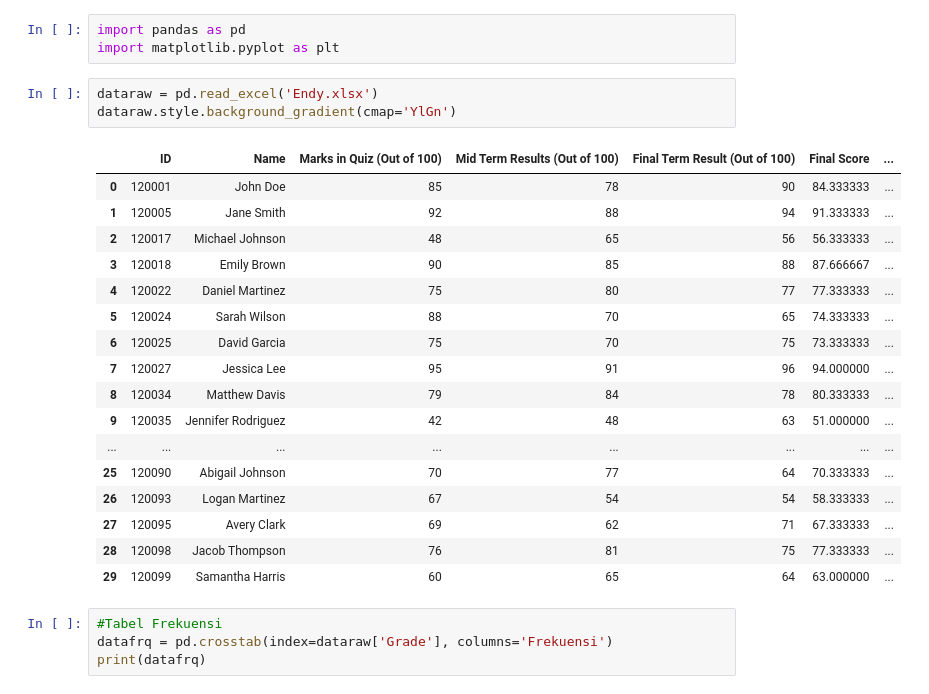
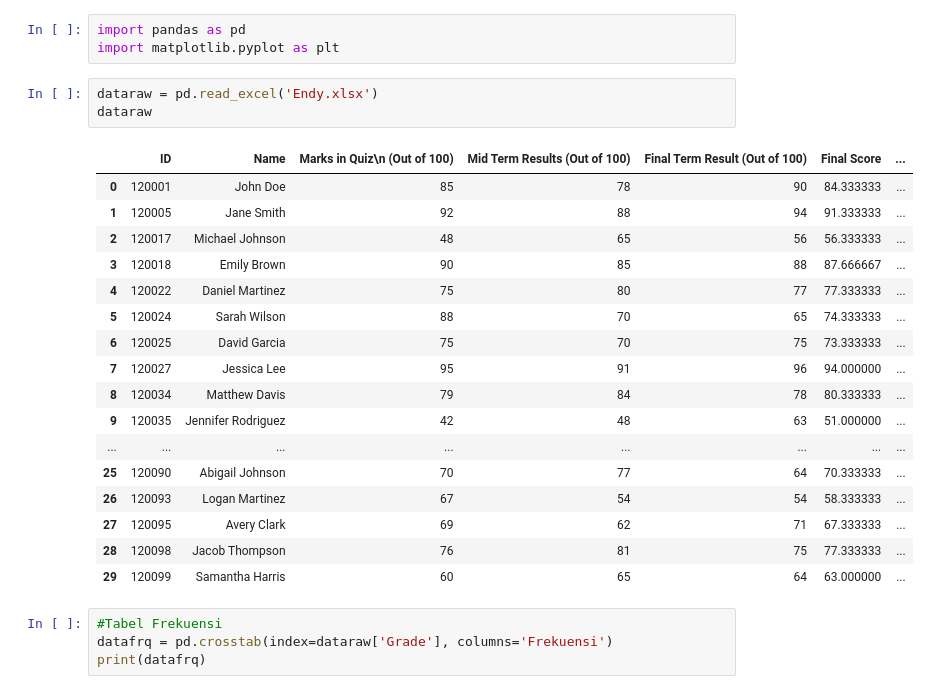
Before and after one commit to endy24ti-commits/Probabilitas_Statistika_Endy3TID, a Jupyter notebook: Probabilitas_&_Statistika_Endy_3_TID.ipynb, the cells around one changed output. Drawn from its saved outputs; the diff is of its cells as text.

```diff
--- a/Probabilitas_&_Statistika_Endy_3_TID.ipynb
+++ b/Probabilitas_&_Statistika_Endy_3_TID.ipynb
@@ -5,9 +5,9 @@ import pandas as pd
 import matplotlib.pyplot as plt
 # %%
 dataraw = pd.read_excel('Endy.xlsx')
-dataraw.style.background_gradient(cmap='YlGn')
+dataraw
 # %% [output]
-|  | ID | Name | Marks in Quiz (Out of 100) | Mid Term Results (Out of 100) | Final Term Result (Out of 100) | Final Score | ... |
+|  | ID | Name | Marks in Quiz\n (Out of 100) | Mid Term Results (Out of 100) | Final Term Result (Out of 100) | Final Score | ... |
 | 0 | 120001 | John Doe | 85 | 78 | 90 | 84.333333 | ... |
 | 1 | 120005 | Jane Smith | 92 | 88 | 94 | 91.333333 | ... |
 | 2 | 120017 | Michael Johnson | 48 | 65 | 56 | 56.333333 | ... |
```
